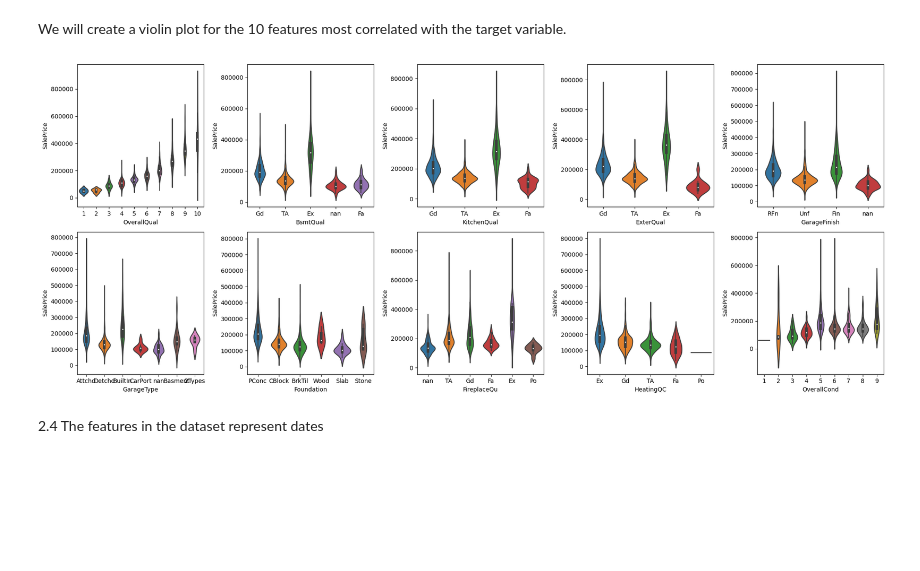
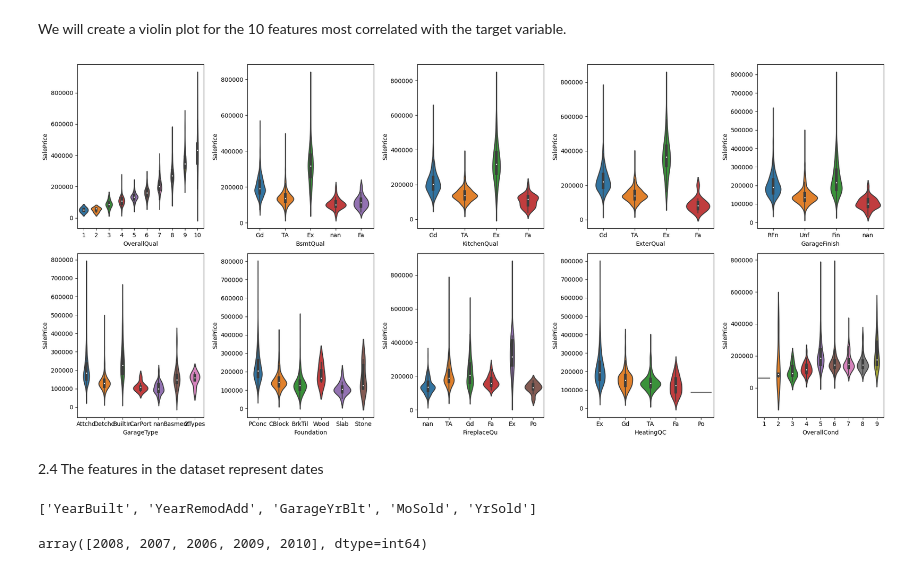
Before and after one commit to EL-MEHDI-git/Kaggle-competition-house-prices-advanced-regression-techniques, a Jupyter notebook: house-prices-advanced-regression-techniques.ipynb, the cells around one changed output. Saved outputs shown, nothing was run; the diff lists cells and outputs as text; code cells hidden in the pictures; blank space fills up the shorter version.

Commit message:
Add some visualizations

```diff
--- a/house-prices-advanced-regression-techniques.ipynb
+++ b/house-prices-advanced-regression-techniques.ipynb
@@ -60,9 +60,9 @@ numerical_features = ["LotFrontage", "LotArea", "MasVnrArea",
                       "EnclosedPorch", "3SsnPorch", "ScreenPorch", "PoolArea", "MiscVal"]
 df_numerical = df[numerical_features]
 # %%
-numerical_categorical_features = ["YearBuilt", "YearRemodAdd", "GarageYrBlt", "MoSold", "YrSold" ]
+date_features = ["YearBuilt", "YearRemodAdd", "GarageYrBlt", "MoSold", "YrSold" ]
 # %%
-categorical_features = [col for col in df.columns.tolist() if col not in numerical_features and col not in numerical_categorical_features]
+categorical_features = [col for col in df.columns.tolist() if col not in numerical_features and col not in date_features]
 categorical_features.remove('Id')
 categorical_features.remove('SalePrice')
 df_categorical = df[categorical_features]
@@ -266,25 +266,33 @@ We will create a violin plot for the 10 features most correlated with the target
 # %%
 import warnings
 warnings.filterwarnings("ignore", message=".*is_categorical_dtype is deprecated.*", category=FutureWarning)
 
-fig, axs = plt.subplots(2, 5, figsize=(20, 8))
+fig, axs = plt.subplots(2, 5, figsize=(20, 9))
 
 col = fselection_df['Score'].sort_values(ascending=False).index.tolist()
 
 sns.violinplot(x=df_categorical[col[0]], y=df["SalePrice"], ax=axs[0, 0])
 sns.violinplot(x=df_categorical[col[1]], y=df["SalePrice"], ax=axs[0, 1])
 sns.violinplot(x=df_categorical[col[2]], y=df["SalePrice"], ax=axs[0, 2])
 sns.violinplot(x=df_categorical[col[3]], y=df["SalePrice"], ax=axs[0, 3])
 sns.violinplot(x=df_categorical[col[4]], y=df["SalePrice"], ax=axs[0, 4])
 sns.violinplot(x=df_categorical[col[5]], y=df["SalePrice"], ax=axs[1, 0])
 sns.violinplot(x=df_categorical[col[6]], y=df["SalePrice"], ax=axs[1, 1])
 sns.violinplot(x=df_categorical[col[7]], y=df["SalePrice"], ax=axs[1, 2])
 sns.violinplot(x=df_categorical[col[8]], y=df["SalePrice"], ax=axs[1, 3])
 sns.violinplot(x=df_categorical[col[9]], y=df["SalePrice"], ax=axs[1, 4])
 
 plt.tight_layout()
 plt.show()
 # %% [output]
-[figure, old version]
+[figure, new version]
 # %% [markdown]
 2.4 The features in the dataset represent dates
+# %%
+date_features
+# %% [output]
+['YearBuilt', 'YearRemodAdd', 'GarageYrBlt', 'MoSold', 'YrSold']
+# %%
+df.YrSold.unique()
+# %% [output]
+array([2008, 2007, 2006, 2009, 2010], dtype=int64)
```
Also changed, not shown: parts of 6 cells of this notebook.
